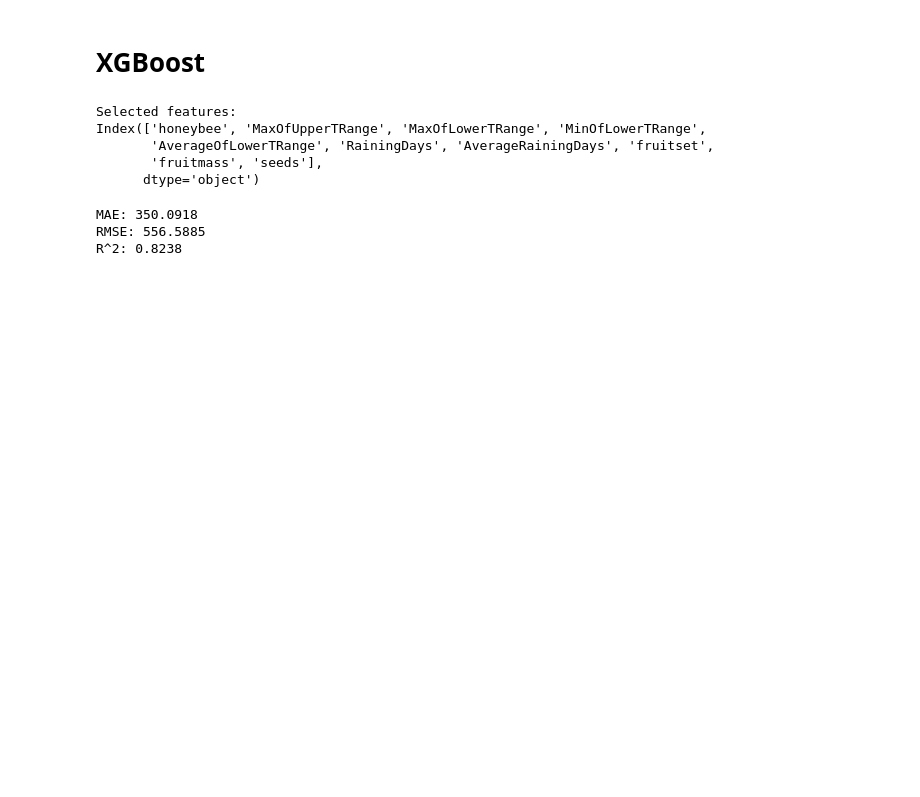
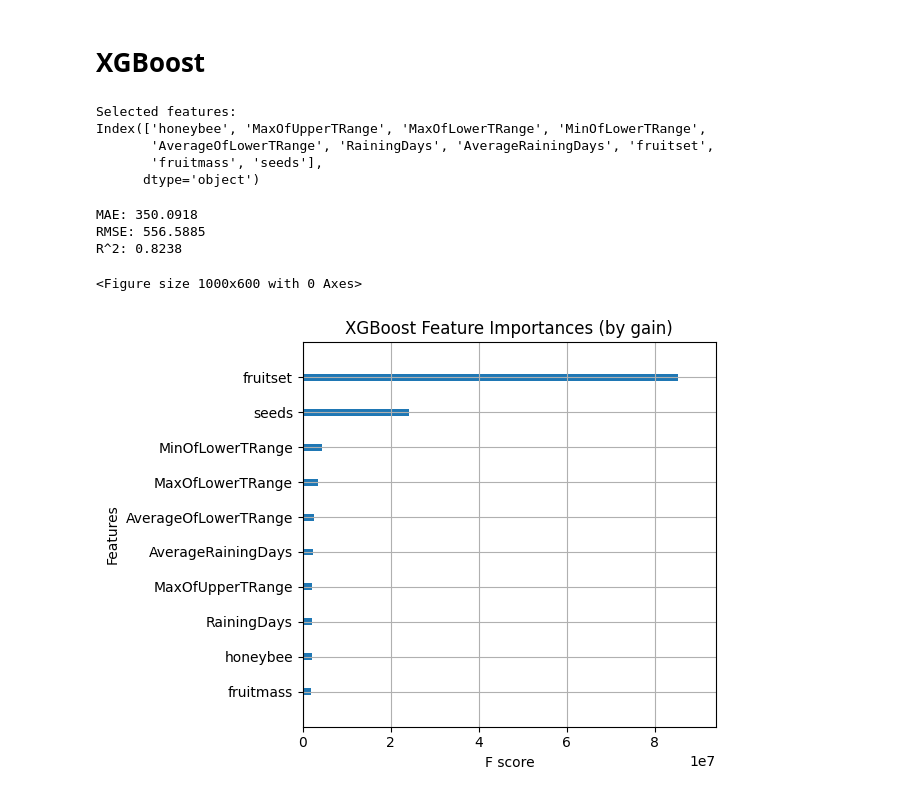
Before and after one commit to mikolajhojda/Kaggle-notebooks, a Jupyter notebook: wild-blueberry-yield.ipynb, the cells around one changed output. Saved outputs shown, nothing was run; the diff lists cells and outputs as text; code cells hidden in the pictures; blank space fills up the shorter version.

Commit message:
Kaggle Notebook | Wild Blueberry Yield | LR, RF, XGBoost | Version 6

```diff
--- a/wild-blueberry-yield.ipynb
+++ b/wild-blueberry-yield.ipynb
@@ -465,3 +482,12 @@ print(f'R^2: {r2:.4f}')
 MAE: 350.0918
 RMSE: 556.5885
 R^2: 0.8238
+# %%
+plt.figure(figsize=(10, 6))
+plot_importance(xgb_model, importance_type='gain', max_num_features=20, show_values=False)
+plt.title('XGBoost Feature Importances (by gain)')
+plt.tight_layout()
+plt.show()
+# %% [output]
+<Figure size 1000x600 with 0 Axes>
+[figure, added]
```
Also changed, not shown: parts of 9 cells of this notebook.
